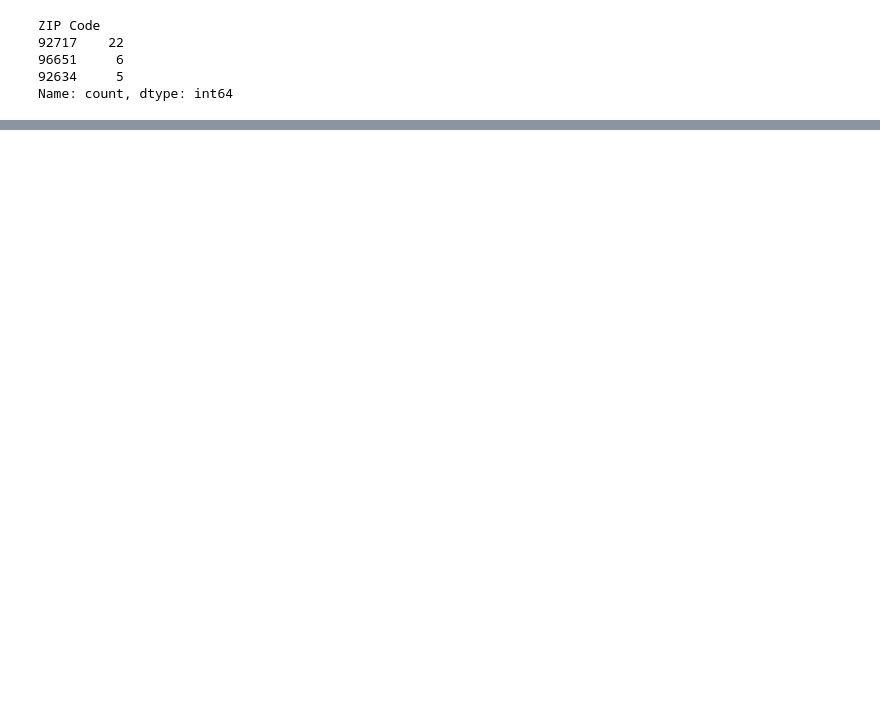
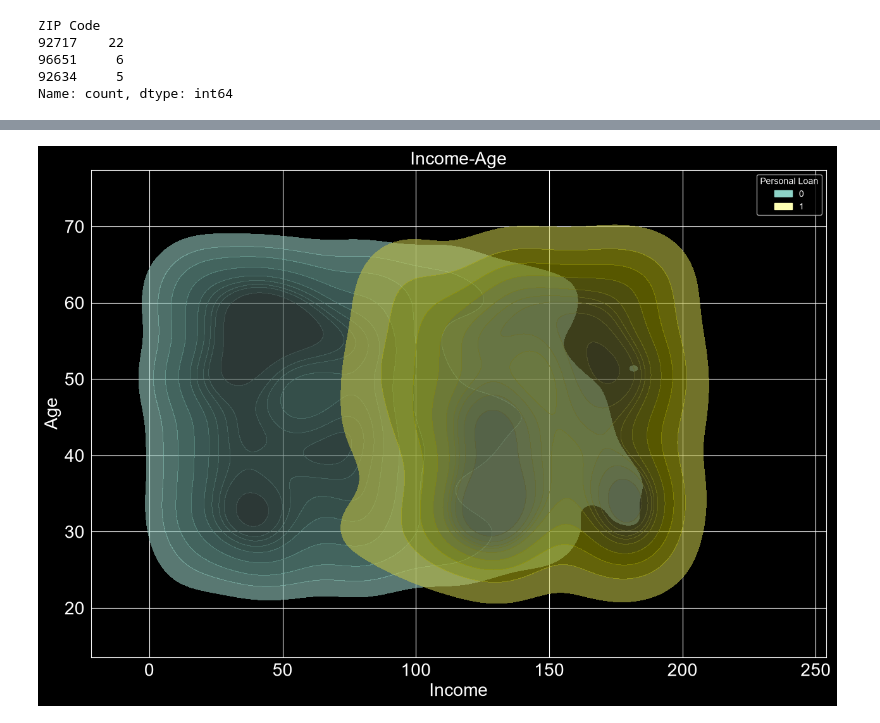
Before and after one commit to MHDadkhah172/MLDailyProject, a Jupyter notebook: 03_loan _modelling/notebooks/preprocessing.ipynb, the cells around one changed output, grey strips where cells are left out. Saved outputs shown, nothing was run; the diff lists cells and outputs as text; code cells hidden in the pictures; blank space fills up the shorter version.

Commit message:
complete data analysis

```diff
--- a/03_loan _modelling/notebooks/preprocessing.ipynb
+++ b/03_loan _modelling/notebooks/preprocessing.ipynb
@@ -196,0 +227,27 @@ TypeError: Invalid value '33.6458' for dtype 'str'. Value should be a string or
+# %%
+import matplotlib.pyplot as plt
+import seaborn as sns
+
+plt.figure(figsize=(15, 10))
+
+sns.kdeplot(
+    data=df,
+    x='Income',
+    y='Age',
+    hue="Personal Loan",
+    fill=True,
+    common_norm=False,
+    palette={0: "blue", 1: "red"},
+    alpha=0.6,
+    thresh=0.05
+)
+
+plt.title("Income-Age", fontsize=20)
+plt.xlabel("Income", fontsize=20)
+plt.ylabel("Age", fontsize=20)
+plt.xticks(fontsize=20)
+plt.yticks(fontsize=20)
+
+plt.show()
+# %% [output]
+[figure, added]
```
Also changed, not shown: parts of 4 cells of this notebook.
